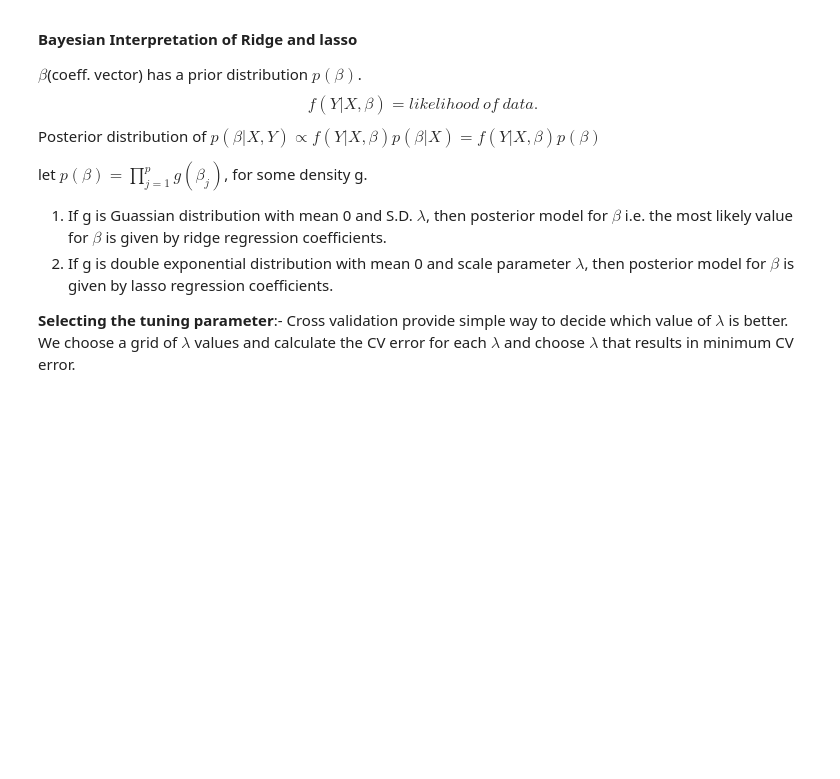
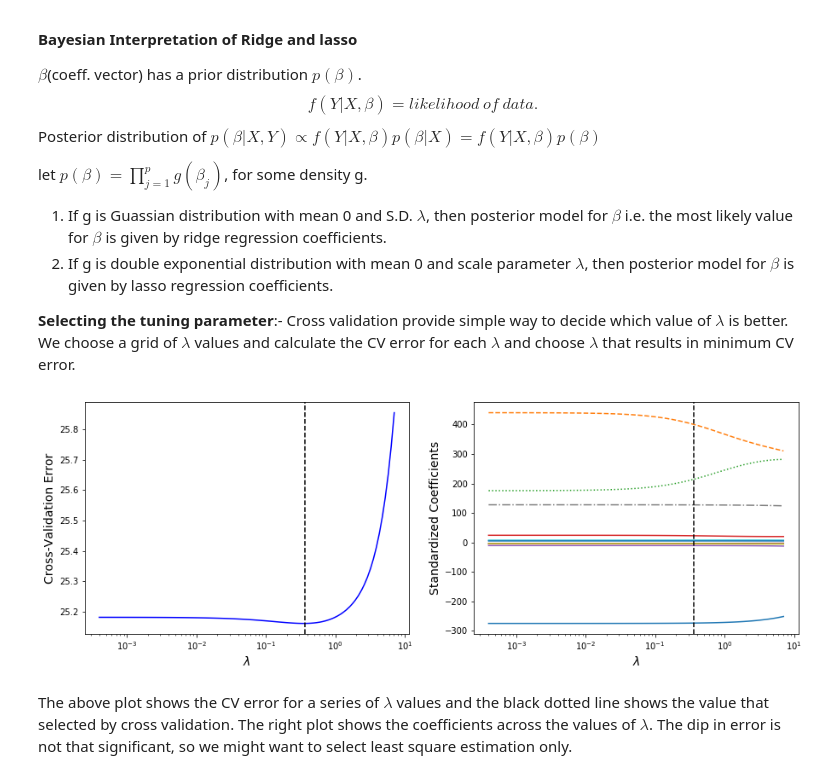
Before and after one commit to atystats/ISLR_Notes_codes, a Jupyter notebook: Chapter 6.ipynb, the cells around one changed output. Saved outputs shown, nothing was run; the diff lists cells and outputs as text; code cells hidden in the pictures; blank space fills up the shorter version.

```diff
--- a/Chapter 6.ipynb
+++ b/Chapter 6.ipynb
@@ -361,8 +362,8 @@ lm.fit(X,y)
 l2_norm_lm = np.sqrt(sum(map(lambda i: i*i,lm.coef_))) # l2 norm for linear regression
 # l2 norm for Ridge regression coefficient corresponding to each lambda
 coef_df_arr = np.array(coef_df)
-l2_norm_ridge = [np.sqrt(sum(map(lambda i: i*i,beta))) for beta in coef_df_arr]
-l2_norm_ratio = [i/l2_norm_lm for i in l2_norm_ridge]
+l2_norm_lasso = [np.sqrt(sum(map(lambda i: i*i,beta))) for beta in coef_df_arr]
+l2_norm_ratio = [i/l2_norm_lm for i in l2_norm_lasso]
 # %%
 fig = plt.figure(figsize = (15,5))
 # Plotting coefficients corresponding to lambdas
@@ -442,3 +443,46 @@ let $p(\beta) = \prod_{j = 1}^{p}g(\beta_j)$, for some density g.
 2. If g is double exponential distribution with mean 0 and scale parameter $\lambda$, then posterior model for $\beta$ is given by lasso regression coefficients.
 
 __Selecting the tuning parameter__:- Cross validation provide simple way to decide which value of $\lambda$ is better. We choose a grid of $\lambda$ values and calculate the CV error for each $\lambda$ and choose $\lambda$ that results in minimum CV error.
+# %%
+# Code for fitting ridge regression model for different values of lambda.
+X = np.array(Credit.drop(['Balance','Gender','Student','Married','Ethnicity',
+                          'Gender_ Male','Student_No','Married_No','Ethnicity_African American'], axis = 1))
+y = np.array(Credit['Balance'])
+scaler = StandardScaler().fit(X)
+X = scaler.transform(X)
+lambda_range = 50**np.linspace(-2,0.5,100)
+ridge_cv = RidgeCV(alphas = lambda_range,store_cv_values=True).fit(X,y)
+cv_error = np.mean(ridge_cv.cv_values_, axis = 0)/len(Credit)
+coef = []
+for l in lambda_range:
+    model = Ridge(alpha = l)
+    model.fit(X,y)
+    coef.append(list(model.coef_))
+coef_df = pd.DataFrame(coef,columns = Credit.drop(['Balance','Gender','Student','Married','Ethnicity',
+                          'Gender_ Male','Student_No','Married_No','Ethnicity_African American'], axis = 1).columns)
+del coef
+# %%
+fig = plt.figure(figsize = (15,5))
+ax1 = fig.add_subplot(121)
+ax1.set_xscale('log')
+ax1.plot(lambda_range, cv_error, color = "b")
+ax1.axvline(x = ridge_cv.alpha_, linestyle = "--", color = "black")
+ax1.set_xlabel("$\lambda$", fontsize = 14)
+ax1.set_ylabel("Cross-Validation Error", fontsize = 14)
+
+ax2 = fig.add_subplot(122)
+linestyles = ['-', '--', ':', '-','-','-','-','-.','-','-','-']
+for i,col in enumerate(coef_df.columns):
+    if col in ['Income','Limit','Rating','Student_Yes'] :
+        ax2.plot(lambda_range, coef_df[col], label = col, linestyle = linestyles[i])
+    else:
+        ax2.plot(lambda_range, coef_df[col],linestyle = linestyles[i])
+ax2.set_xscale('log')
+ax2.set_xlabel("$\lambda$", fontsize = 14)
+ax2.set_ylabel("Standardized Coefficients", fontsize = 14)
+ax2.axvline(x = ridge_cv.alpha_, linestyle = "--", color = "black")
+plt.show()
+# %% [output]
+[figure, added]
+# %% [markdown]
+The above plot shows the CV error for a series of $\lambda$ values and the black dotted line shows the value that selected by cross validation. The right plot shows the coefficients across the values of $\lambda$. The dip in error is not that significant, so we might want to select least square estimation only.
```
Also changed, not shown: parts of 1 cell of this notebook.
